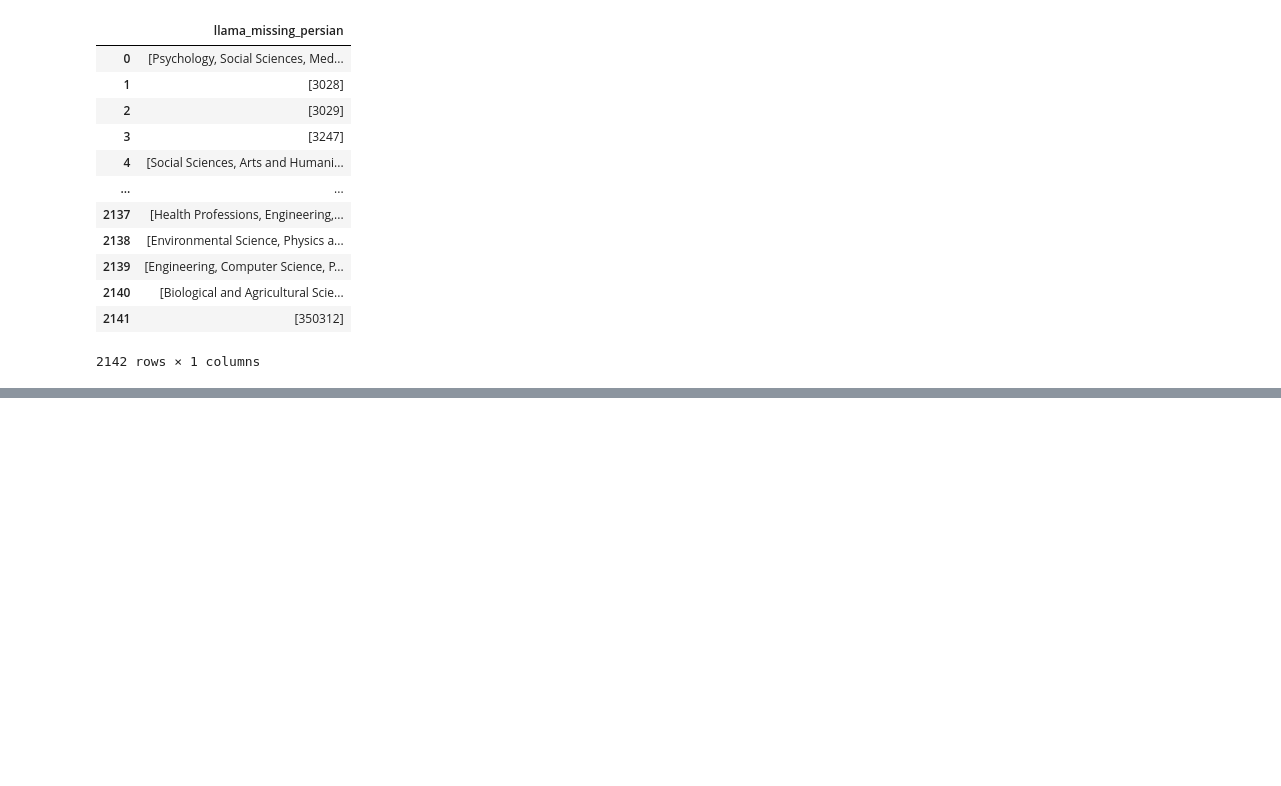
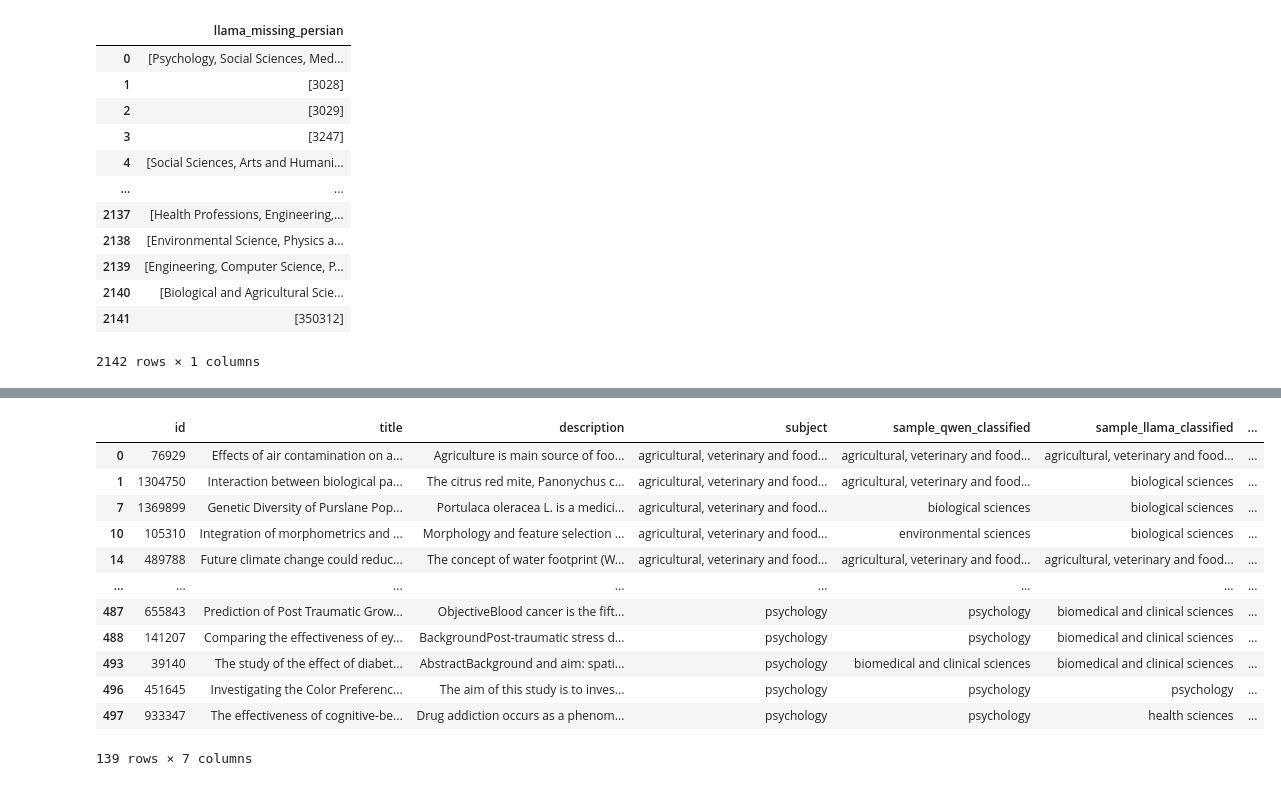
Before and after one commit to zahediparsa/Google-Scholar-Data-Mining, a Jupyter notebook: src/llama.ipynb, the cells around one changed output, grey strips where cells are left out. Cells and saved outputs as stored; diff of their text form; code cells hidden in the pictures; blank space fills up the shorter version.

```diff
--- a/src/llama.ipynb
+++ b/src/llama.ipynb
@@ -677,0 +1119,28 @@ missing_df_1.to_csv('llama_missing_part1.csv')
+# %%
+final_classification = pd.read_csv(r"C:\Users\Parsa\PycharmProjects\llama\src\llama31_qwen3_think_on_off_articles_Batch1.csv")
+# 1) Remove columns (ignore if any is missing)
+final_classification = final_classification.drop(columns=['authors', 'GS_link', 'journal', 'publication_date','volume', 'issue', 'pages', 'publisher', 'total_citations', 'article_link', 'external_link', 'scholar_articles', 'citation_bars', 'link_ids'], errors='ignore')
+
+# 2) Keep only rows where at least one of these fields differs
+#    (equivalent to dropping duplicates where all three are the same)
+keep_cols = ['sample_qwen_no_think_classified', 'sample_llama_classified', 'subject','sample_qwen_classified']
+for col in keep_cols:
+    final_classification[col] = final_classification[col].astype(str).str.strip().str.lower()
+
+final_classification = final_classification.drop_duplicates(subset=keep_cols, keep='first')
+# %%
+final_classification
+# %% [output]
+|  | id | title | description | subject | sample_qwen_classified | sample_llama_classified | ... |
+| 0 | 76929 | Effects of air contamination on a... | Agriculture is main source of foo... | agricultural, veterinary and food... | agricultural, veterinary and food... | agricultural, veterinary and food... | ... |
+| 1 | 1304750 | Interaction between biological pa... | The citrus red mite, Panonychus c... | agricultural, veterinary and food... | agricultural, veterinary and food... | biological sciences | ... |
+| 7 | 1369899 | Genetic Diversity of Purslane Pop... | Portulaca oleracea L. is a medici... | agricultural, veterinary and food... | biological sciences | biological sciences | ... |
+| 10 | 105310 | Integration of morphometrics and ... | Morphology and feature selection ... | agricultural, veterinary and food... | environmental sciences | biological sciences | ... |
+| 14 | 489788 | Future climate change could reduc... | The concept of water footprint (W... | agricultural, veterinary and food... | agricultural, veterinary and food... | agricultural, veterinary and food... | ... |
+| ... | ... | ... | ... | ... | ... | ... | ... |
+| 487 | 655843 | Prediction of Post Traumatic Grow... | ObjectiveBlood cancer is the fift... | psychology | psychology | biomedical and clinical sciences | ... |
+| 488 | 141207 | Comparing the effectiveness of ey... | BackgroundPost-traumatic stress d... | psychology | psychology | biomedical and clinical sciences | ... |
+| 493 | 39140 | The study of the effect of diabet... | AbstractBackground and aim: spati... | psychology | biomedical and clinical sciences | biomedical and clinical sciences | ... |
+| 496 | 451645 | Investigating the Color Preferenc... | The aim of this study is to inves... | psychology | psychology | psychology | ... |
+| 497 | 933347 | The effectiveness of cognitive-be... | Drug addiction occurs as a phenom... | psychology | psychology | health sciences | ... |
+139 rows × 7 columns
```
Also changed, not shown: parts of 15 cells of this notebook, 4 other files.
